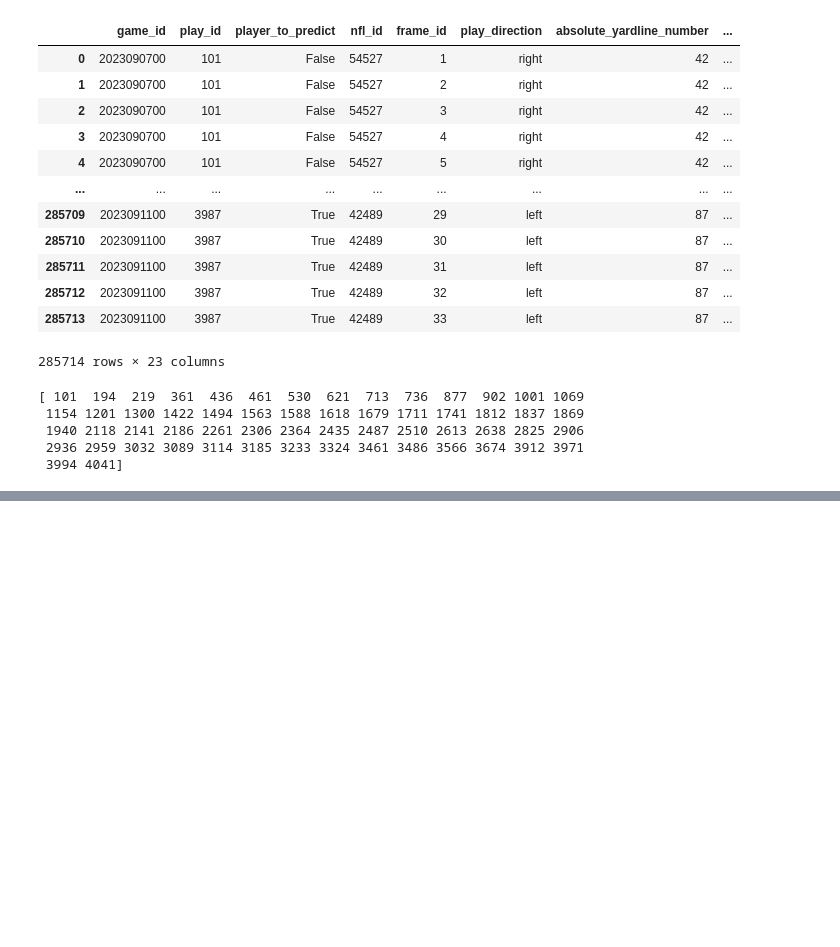
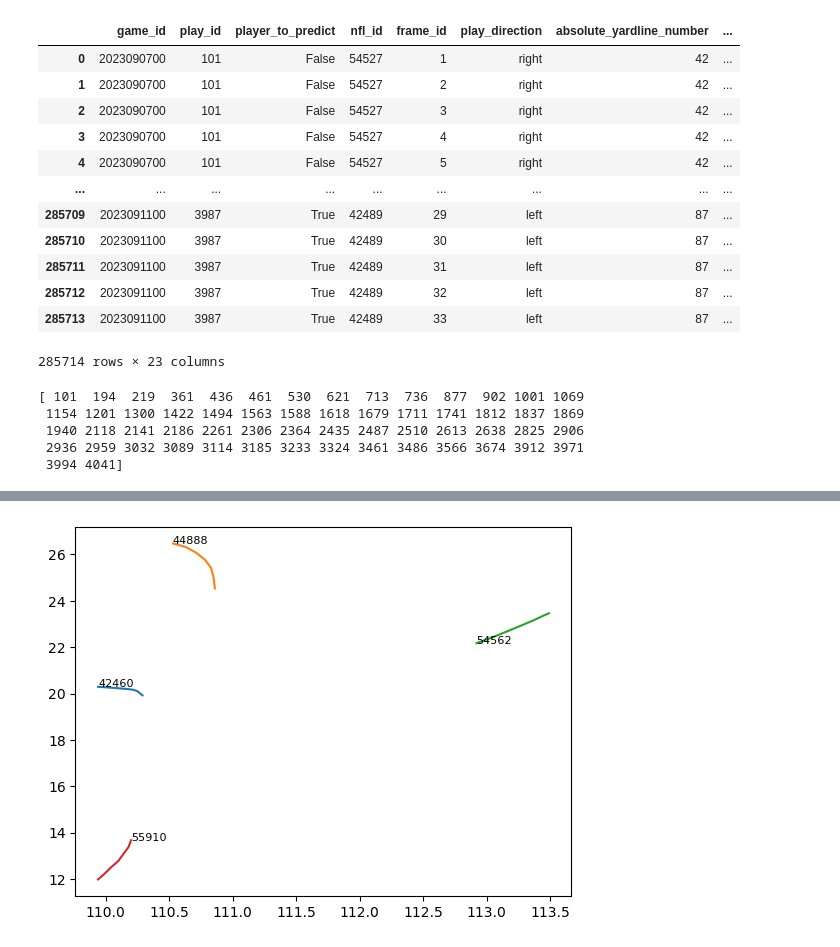
Before and after one commit to akclark03/iaa-2026-big-data-bowl, a Jupyter notebook: notebooks/eda.ipynb, the cells around one changed output, grey strips where cells are left out. Cells and saved outputs as stored; diff of their text form; code cells hidden in the pictures; blank space fills up the shorter version.

```diff
--- a/notebooks/eda.ipynb
+++ b/notebooks/eda.ipynb
@@ -73,0 +89,6 @@ df
+# %%
+for player, group in play_df.groupby("nfl_id"):
+    plt.plot(group["x"], group["y"], label=player)
+    plt.text(group["x"].iloc[0], group["y"].iloc[0], player, fontsize=8)
+# %% [output]
+[figure, added]
```
Also changed, not shown: parts of 5 cells of this notebook, 8 other files.
